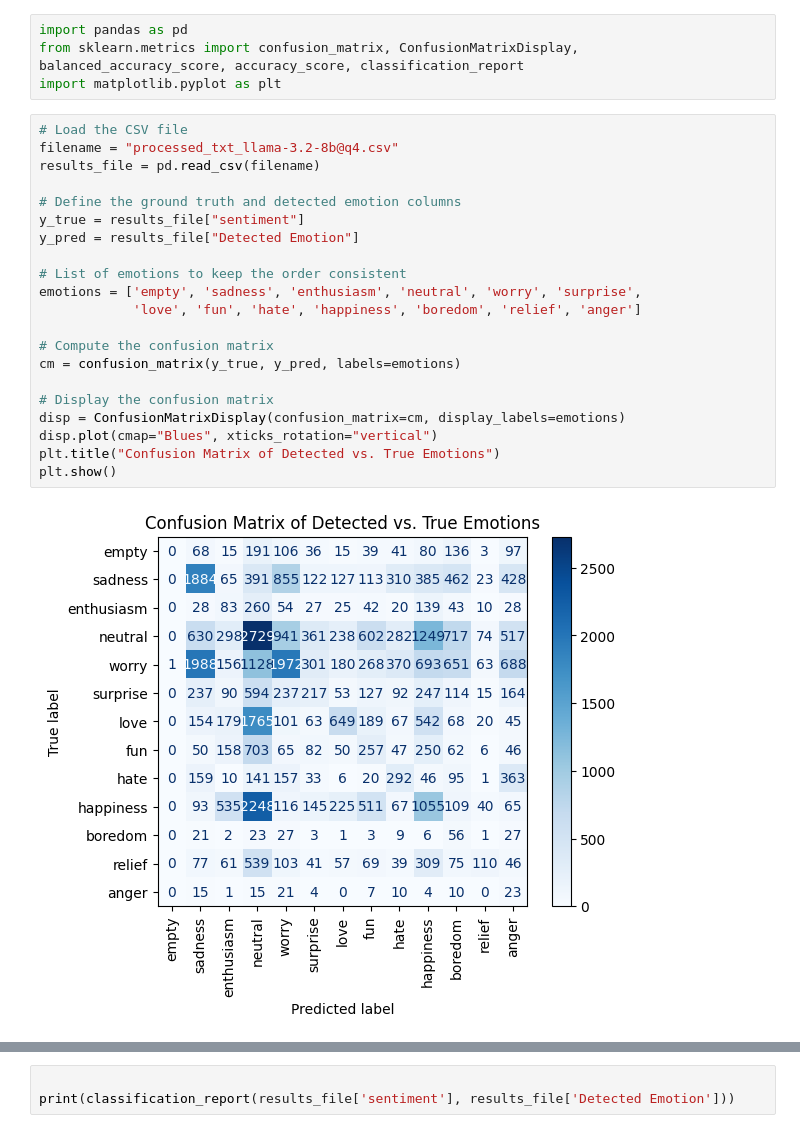
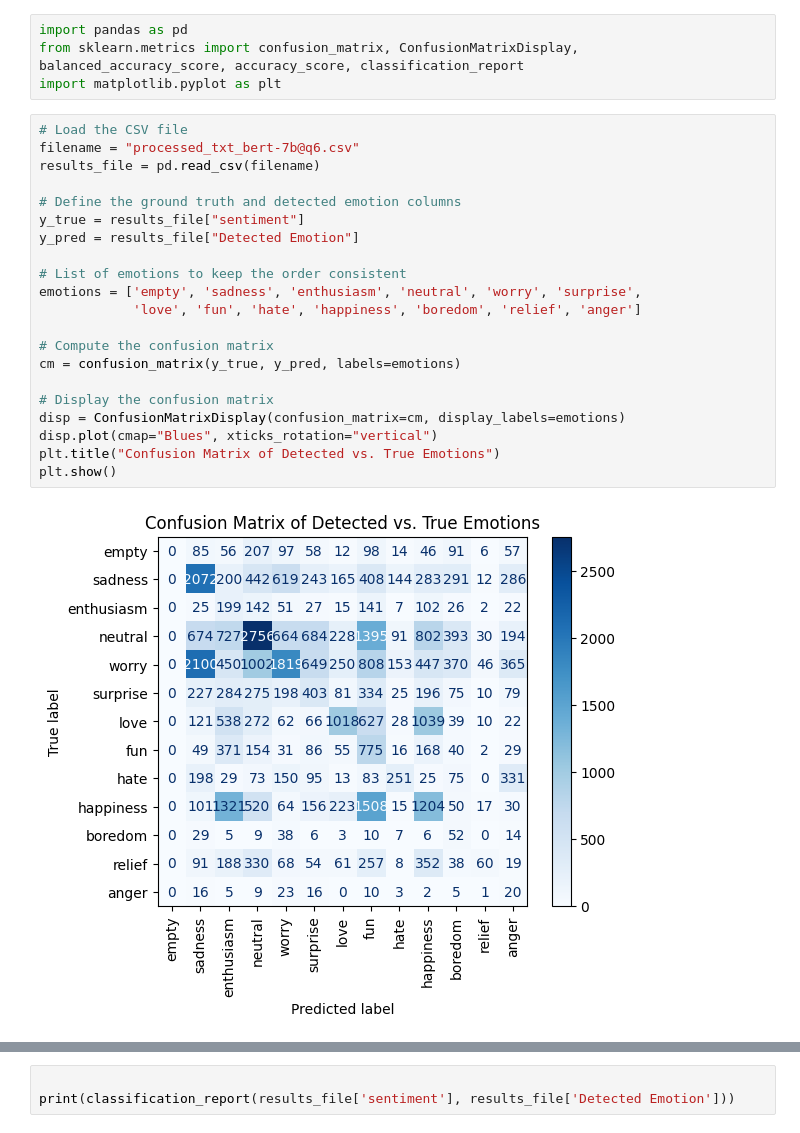
Before and after one commit to AthenaPnevmatikaki/llm_emotion_detection, a Jupyter notebook: scoring.ipynb, the cells around one changed output, grey strips where cells are left out. Cells and saved outputs as stored; diff of their text form.

```diff
--- a/scoring.ipynb
+++ b/scoring.ipynb
@@ -4,27 +4,27 @@ from sklearn.metrics import confusion_matrix, ConfusionMatrixDisplay, balanced_a
 import matplotlib.pyplot as plt
 # %%
 # Load the CSV file
-filename = "processed_txt_llama-3.2-8b@q4.csv"
+filename = "processed_txt_bert-7b@q6.csv"
 results_file = pd.read_csv(filename)
 
 # Define the ground truth and detected emotion columns
 y_true = results_file["sentiment"]
 y_pred = results_file["Detected Emotion"]
 
 # List of emotions to keep the order consistent
 emotions = ['empty', 'sadness', 'enthusiasm', 'neutral', 'worry', 'surprise',
             'love', 'fun', 'hate', 'happiness', 'boredom', 'relief', 'anger']
 
 # Compute the confusion matrix
 cm = confusion_matrix(y_true, y_pred, labels=emotions)
 
 # Display the confusion matrix
 disp = ConfusionMatrixDisplay(confusion_matrix=cm, display_labels=emotions)
 disp.plot(cmap="Blues", xticks_rotation="vertical")
 plt.title("Confusion Matrix of Detected vs. True Emotions")
 plt.show()
 # %% [output]
-[figure, old version]
+[figure, new version]
 # %%
 # Compute the balanced accuracy
 balanced_acc = balanced_accuracy_score(y_true, y_pred)
```
Also changed, not shown: parts of 6 cells of this notebook, 8 other files.
